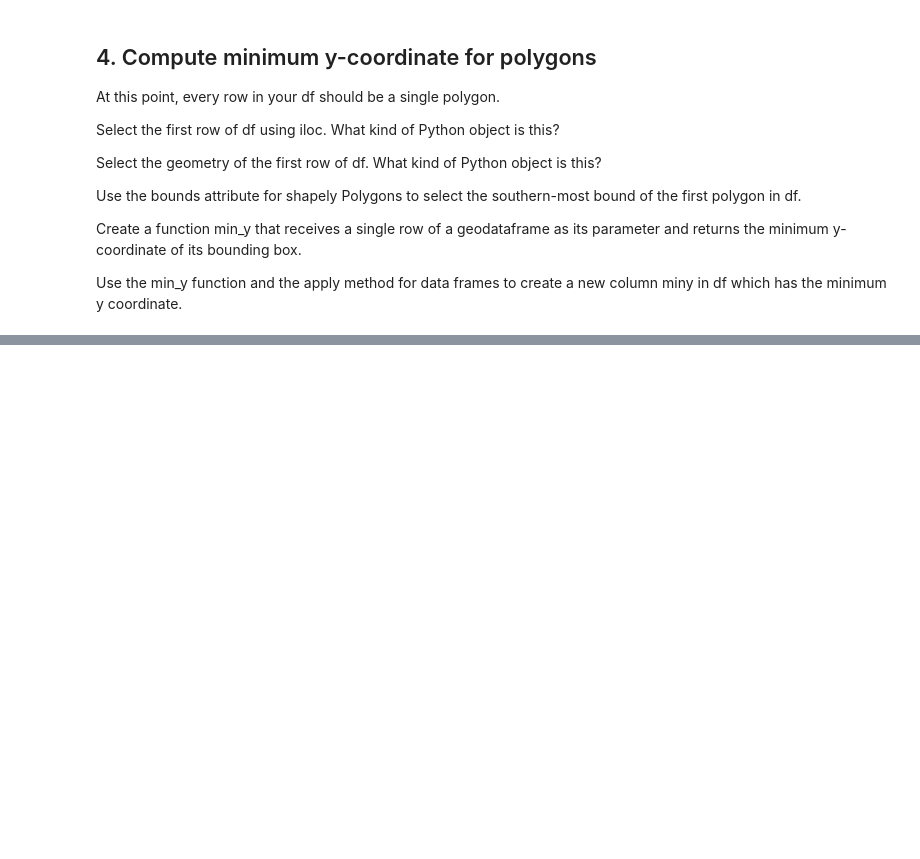
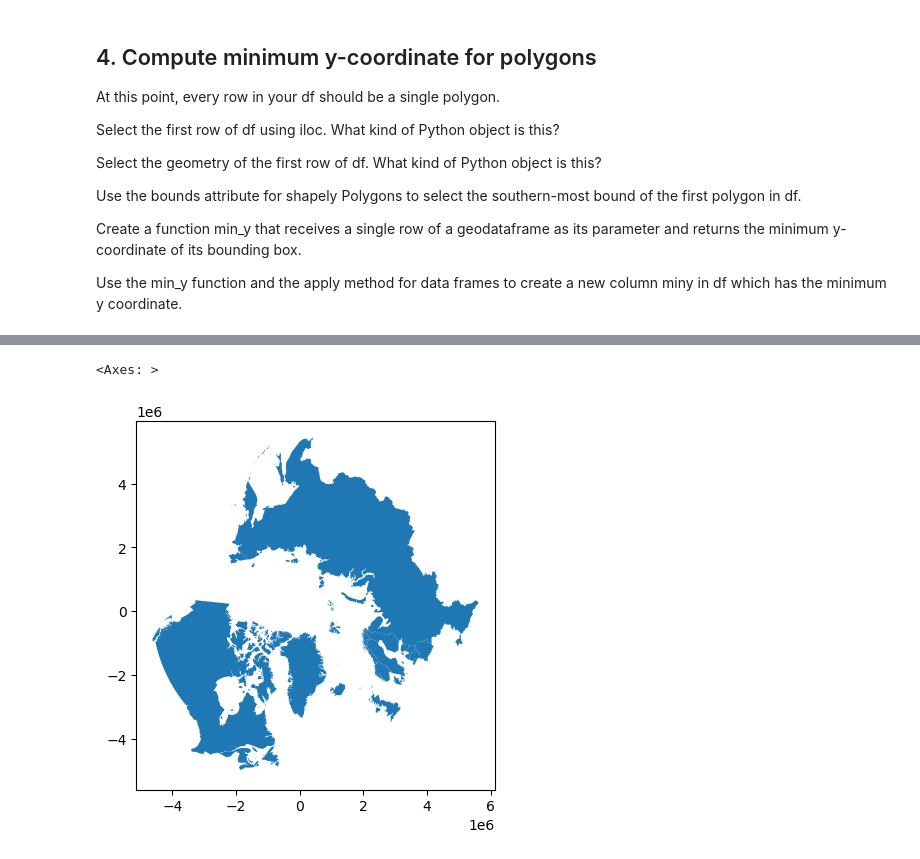
Before and after one commit to IIDonaji/eds220-2025-sections1, a Jupyter notebook: section-6-arctic-communities.ipynb, the cells around one changed output, grey strips where cells are left out. Saved outputs shown, nothing was run; the diff lists cells and outputs as text; code cells hidden in the pictures; blank space fills up the shorter version.

```diff
--- a/section-6-arctic-communities.ipynb
+++ b/section-6-arctic-communities.ipynb
@@ -131,0 +169,8 @@ Use the min_y function and the apply method for data frames to create a new colu
+# %%
+# def func(nrow):
+#    return(df.iloc[nrow].geometry.bounds[1])
+# or
+def min_y(i):
+    y = i.geometry.bounds[1]
+    return(y)
+min_y(df.iloc[0])
@@ -131,0 +183,4 @@ Use the min_y function and the apply method for data frames to create a new colu
+# %%
+#df.apply(func, axis = 1)
+df['min_y'] = df.apply(func = min_y, axis = 1)
+df.head()
@@ -131,0 +194,9 @@ Use the min_y function and the apply method for data frames to create a new colu
+# %%
+artic_countries = df[df['min_y'] >= 40]
+# %%
+artic_countries = artic_countries.to_crs('epsg:3413')
+# %%
+artic_countries.plot()
+# %% [output]
+<Axes: >
+[figure, added]
```
Also changed, not shown: parts of 12 cells of this notebook.
